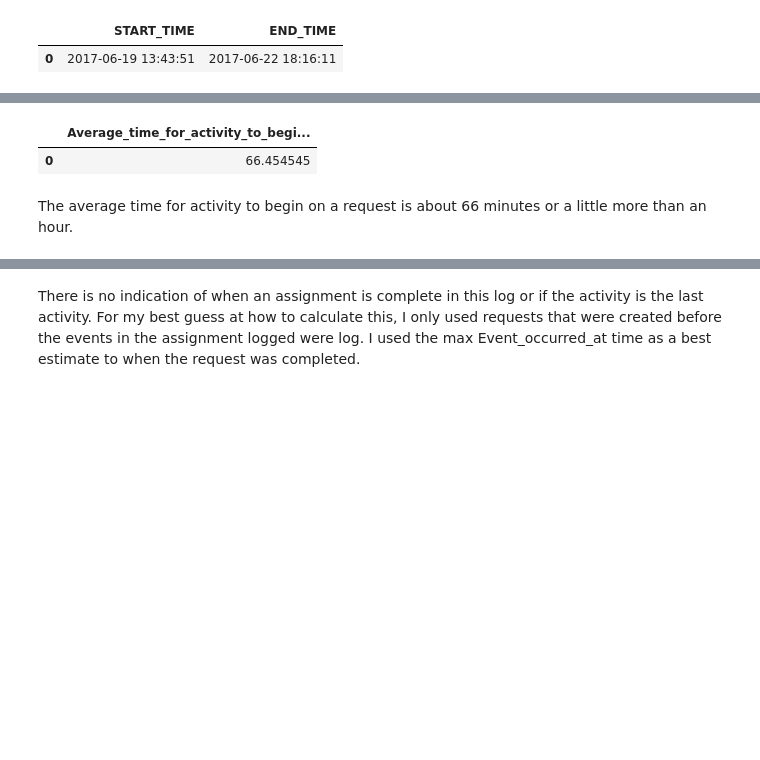
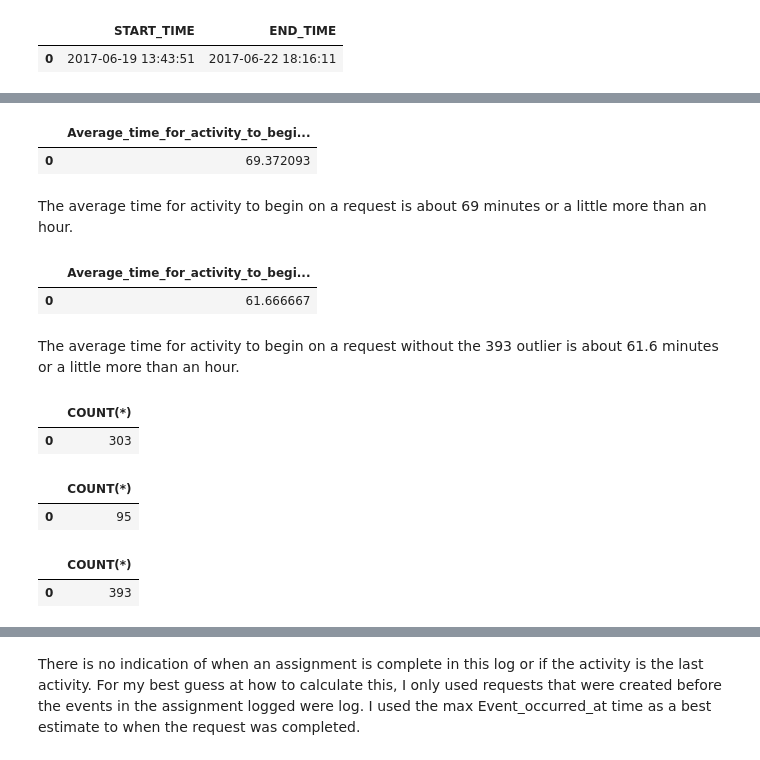
Before and after one commit to erikajane/Wonder_SQL_Task, a Jupyter notebook: Part 1 - Analysis.ipynb, the cells around one changed output, grey strips where cells are left out. Saved outputs shown, nothing was run; the diff lists cells and outputs as text; code cells hidden in the pictures; blank space fills up the shorter version.

```diff
--- a/Part 1 - Analysis.ipynb
+++ b/Part 1 - Analysis.ipynb
@@ -8,6 +8,7 @@
 import sqlite3
 import pandas as pd
 pd.options.display.max_rows = 999
+pd.options.display.max_columns = 999
 # %%
 # Load data
 df = pd.read_csv('Assignment_Log.csv')
@@ -166,17 +241,66 @@ data.head(15)
 # %%
 # Query the average time it takes for activity to start on a request
 
 c.execute('''SELECT AVG(Time_for_activity_to_begin) AS Average_time_for_activity_to_begin_mins
             FROM (SELECT Request, ((strftime('%s', MIN(Event_occurred_at)) - strftime('%s', Request_created_at))/60) AS Time_for_activity_to_begin
             FROM Assignments
+            WHERE Action LIKE '%Accepted Job%'
             GROUP BY Request
             HAVING Request_created_at >= '2017-06-21 20:15:42'
             ORDER BY Request_created_at);''')
 data = pd.DataFrame(c.fetchall())
 data.columns = [x[0] for x in c.description]
 data
 # %% [output]
 |  | Average_time_for_activity_to_begi... |
-| 0 | 66.454545 |
+| 0 | 69.372093 |
 # %% [markdown]
-The average time for activity to begin on a request is about 66 minutes or a little more than an hour.
+The average time for activity to begin on a request is about 69 minutes or a little more than an hour.
+# %%
+# Query the average time it takes for activity to start on a request without the 393 outlier
+
+c.execute('''SELECT AVG(Time_for_activity_to_begin) AS Average_time_for_activity_to_begin_mins
+            FROM (SELECT Request, ((strftime('%s', MIN(Event_occurred_at)) - strftime('%s', Request_created_at))/60) AS Time_for_activity_to_begin
+            FROM Assignments
+            WHERE Action LIKE '%Accepted Job%'
+            GROUP BY Request
+            HAVING Request_created_at >= '2017-06-21 20:15:42' AND Time_for_activity_to_begin < 393
+            ORDER BY Request_created_at);''')
+data = pd.DataFrame(c.fetchall())
+data.columns = [x[0] for x in c.description]
+data
+# %% [output]
+|  | Average_time_for_activity_to_begi... |
+| 0 | 61.666667 |
+# %% [markdown]
+The average time for activity to begin on a request without the 393 outlier is about 61.6 minutes or a little more than an hour.
+# %%
+c.execute('''SELECT COUNT(*)
+            FROM Assignments
+            WHERE Action LIKE  '%Accepted Job';''')
+data = pd.DataFrame(c.fetchall())
+data.columns = [x[0] for x in c.description]
+data
+# %% [output]
+|  | COUNT(*) |
+| 0 | 303 |
+# %%
+c.execute('''SELECT COUNT(*)
+            FROM Assignments
+            WHERE Action LIKE  '%Declined Job';''')
+data = pd.DataFrame(c.fetchall())
+data.columns = [x[0] for x in c.description]
+data
+# %% [output]
+|  | COUNT(*) |
+| 0 | 95 |
+# %%
+c.execute('''SELECT COUNT(*)
+            FROM Assignments
+            WHERE Action LIKE  '%Assigned Job';''')
+data = pd.DataFrame(c.fetchall())
+data.columns = [x[0] for x in c.description]
+data
+# %% [output]
+|  | COUNT(*) |
+| 0 | 393 |
```
Also changed, not shown: parts of 27 cells of this notebook, 4 other files.
